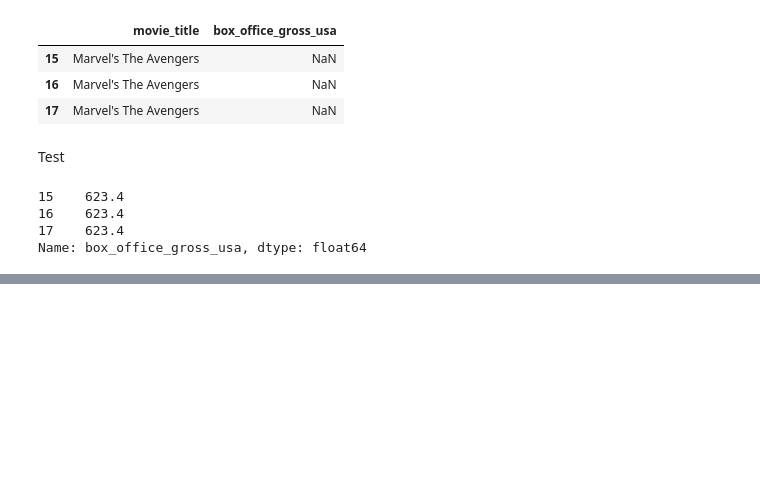
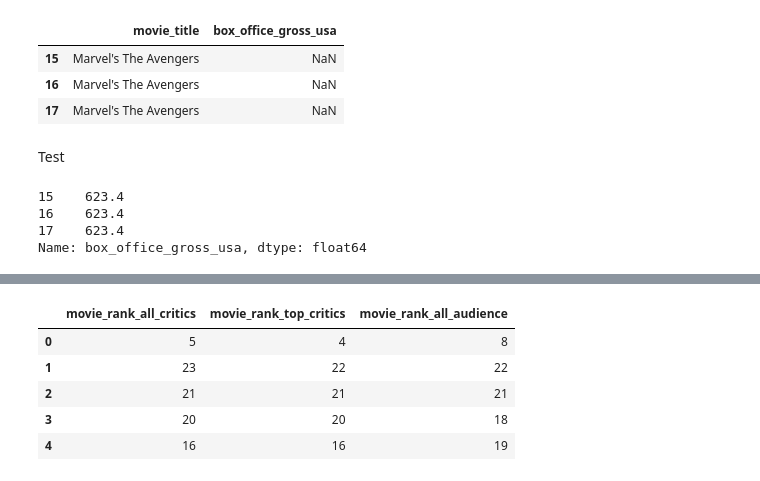
Before and after one commit to ezeahunanya/marvel_cinematic_universe_movie_ratings, a Jupyter notebook: Marvel Movie Scores.ipynb, the cells around one changed output, grey strips where cells are left out. Saved outputs shown, nothing was run; the diff lists cells and outputs as text; code cells hidden in the pictures; blank space fills up the shorter version.

```diff
--- a/Marvel Movie Scores.ipynb
+++ b/Marvel Movie Scores.ipynb
@@ -424,0 +481,22 @@ df.head()
+# %%
+df1.rename(columns={"score": "score_all_audience", "average_rating": "average_rating_all_audience",
+                   "score_sentiment": "score_sentiment_all_audience", "review_count":
+                   "review_count_all_audience", "rating_count": "rating_count_all_audience",
+                   "liked_count": "review_count_all_audience", "not_liked_count":
+                   "not_liked_count_all_audience", "audience_class": "audience_class"}, inplace=True)
+# %%
+df1['movie_rank_all_critics'] = df1['average_rating_all_critics'].rank(method='first', ascending=False)
+df1['movie_rank_top_critics'] = df1['average_rating_top_critics'].rank(method='first', ascending=False)
+df1['movie_rank_all_audience'] = df1['average_rating_all_audience'].rank(method='first', ascending=False)
+# %%
+df1 = df1.astype(dtype={'movie_rank_all_critics': 'int64', 'movie_rank_top_critics':
+                       'int64', 'movie_rank_all_audience': 'int64'})
+# %%
+df1[['movie_rank_all_critics', 'movie_rank_top_critics', 'movie_rank_all_audience']].head()
+# %% [output]
+|  | movie_rank_all_critics | movie_rank_top_critics | movie_rank_all_audience |
+| 0 | 5 | 4 | 8 |
+| 1 | 23 | 22 | 22 |
+| 2 | 21 | 21 | 21 |
+| 3 | 20 | 20 | 18 |
+| 4 | 16 | 16 | 19 |
```
Also changed, not shown: parts of 32 cells of this notebook.
